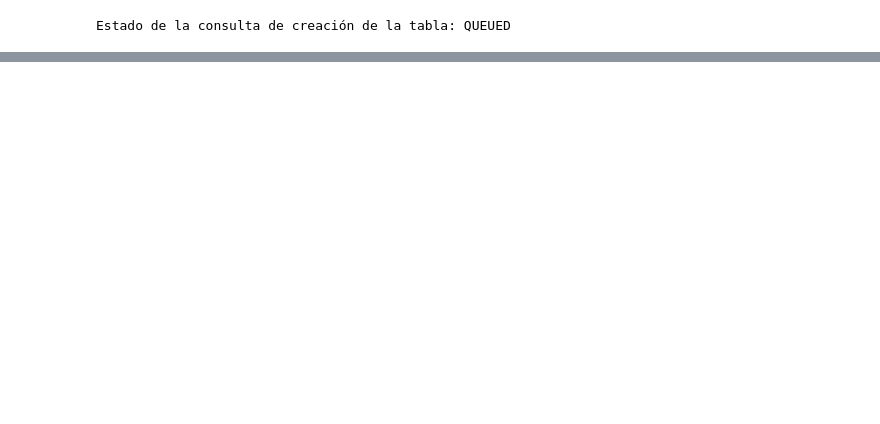
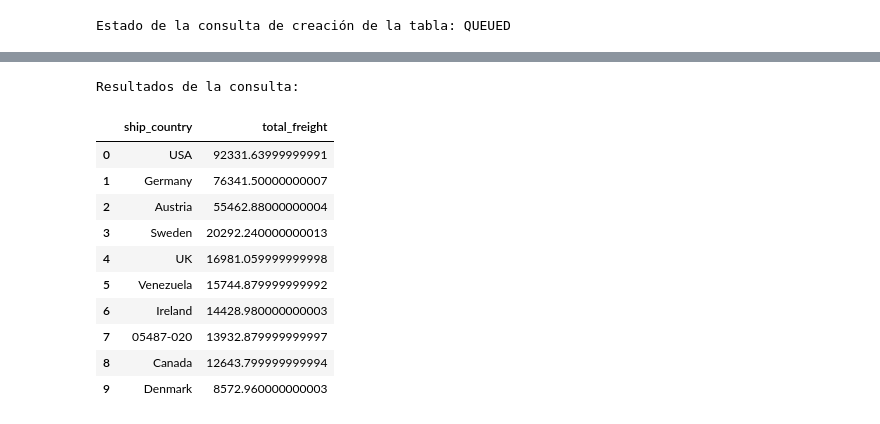
Before and after one commit to alejandrocarmu/proyecto_final_big_data, a Jupyter notebook: proyecto_final.ipynb, the cells around one changed output, grey strips where cells are left out. Drawn from its saved outputs; the diff is of its cells as text; code cells hidden in the pictures; blank space fills up the shorter version.

```diff
--- a/proyecto_final.ipynb
+++ b/proyecto_final.ipynb
@@ -254,0 +425,28 @@ Estado de la consulta de creación de la tabla: QUEUED
+# %%
+# Consulta para calcular el total de ventas (freight) por país.
+# Agrupa los resultados por el país de envío (ship_country) y suma los costos de envío (freight) de cada país.
+# Los resultados se ordenan de manera descendente según el total de ventas, mostrando los 10 países con mayores ventas.
+
+query = """
+SELECT ship_country, SUM(freight) AS total_freight
+FROM ordenes_integradas
+GROUP BY ship_country
+ORDER BY total_freight DESC
+LIMIT 10;
+"""
+
+# Ejecutar la consulta
+run_custom_query(query)
+# %% [output]
+Resultados de la consulta:
+|  | ship_country | total_freight |
+| 0 | USA | 92331.63999999991 |
+| 1 | Germany | 76341.50000000007 |
+| 2 | Austria | 55462.88000000004 |
+| 3 | Sweden | 20292.240000000013 |
+| 4 | UK | 16981.059999999998 |
+| 5 | Venezuela | 15744.879999999992 |
+| 6 | Ireland | 14428.980000000003 |
+| 7 | 05487-020 | 13932.879999999997 |
+| 8 | Canada | 12643.799999999994 |
+| 9 | Denmark | 8572.960000000003 |
```
Also changed, not shown: parts of 33 cells of this notebook, 3 other files.
